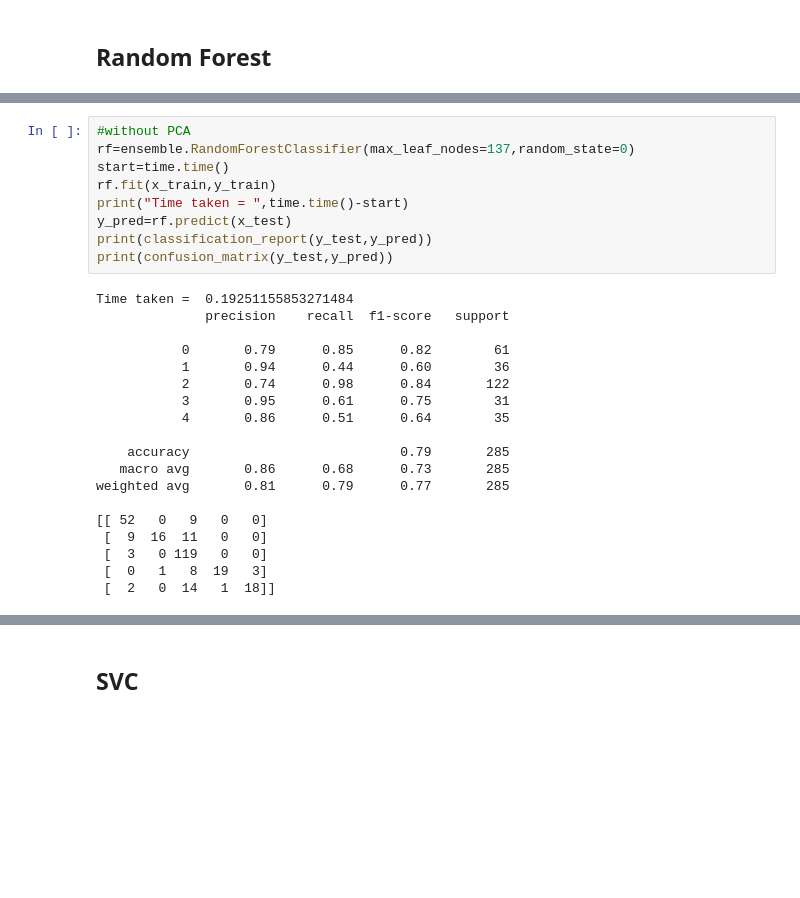
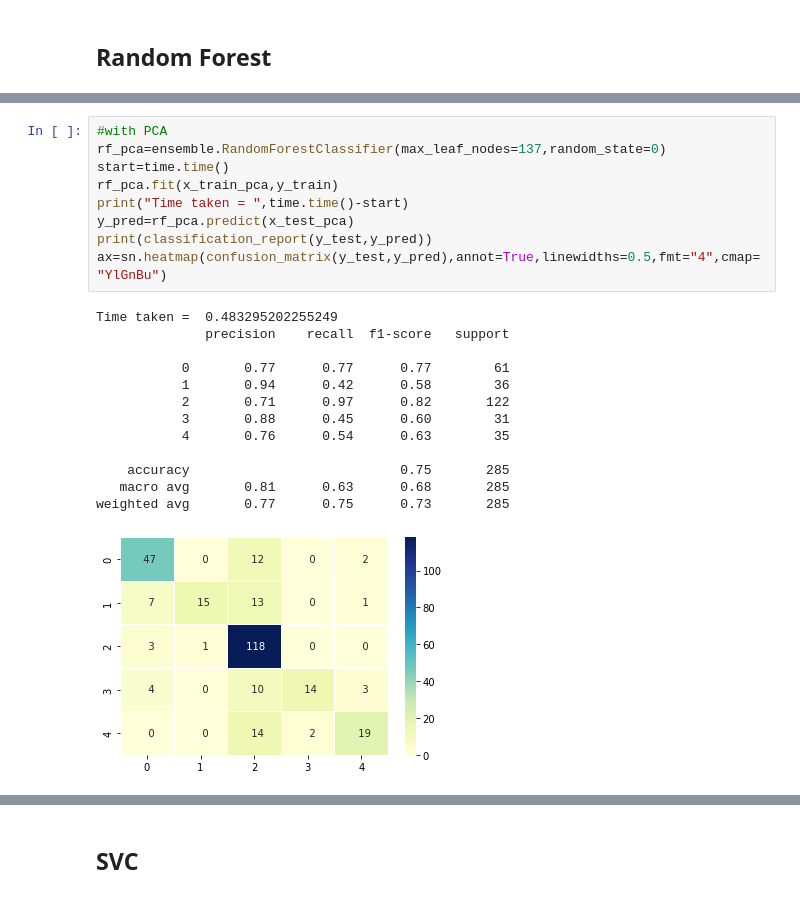
Before and after one commit to Tejasjaiswal321/lfw-classify, a Jupyter notebook: lfw_source.ipynb, the cells around one changed output, grey strips where cells are left out. Drawn from its saved outputs; the diff is of its cells as text; blank space fills up the shorter version.

```diff
--- a/lfw_source.ipynb
+++ b/lfw_source.ipynb
@@ -188,28 +207,23 @@ all_scores=[]
 # %%
-#without PCA
-rf=ensemble.RandomForestClassifier(max_leaf_nodes=137,random_state=0)
+#with PCA
+rf_pca=ensemble.RandomForestClassifier(max_leaf_nodes=137,random_state=0)
 start=time.time()
-rf.fit(x_train,y_train)
+rf_pca.fit(x_train_pca,y_train)
 print("Time taken = ",time.time()-start)
-y_pred=rf.predict(x_test)
+y_pred=rf_pca.predict(x_test_pca)
 print(classification_report(y_test,y_pred))
-print(confusion_matrix(y_test,y_pred))
+ax=sn.heatmap(confusion_matrix(y_test,y_pred),annot=True,linewidths=0.5,fmt="4",cmap="YlGnBu")
 # %% [output]
-Time taken =  0.19251155853271484
+Time taken =  0.483295202255249
               precision    recall  f1-score   support
 
-           0       0.79      0.85      0.82        61
-           1       0.94      0.44      0.60        36
-           2       0.74      0.98      0.84       122
-           3       0.95      0.61      0.75        31
-           4       0.86      0.51      0.64        35
+           0       0.77      0.77      0.77        61
+           1       0.94      0.42      0.58        36
+           2       0.71      0.97      0.82       122
+           3       0.88      0.45      0.60        31
+           4       0.76      0.54      0.63        35
 
-    accuracy                           0.79       285
-   macro avg       0.86      0.68      0.73       285
-weighted avg       0.81      0.79      0.77       285
-
-[[ 52   0   9   0   0]
- [  9  16  11   0   0]
- [  3   0 119   0   0]
- [  0   1   8  19   3]
- [  2   0  14   1  18]]
+    accuracy                           0.75       285
+   macro avg       0.81      0.63      0.68       285
+weighted avg       0.77      0.75      0.73       285
+[figure, added]
```
Also changed, not shown: parts of 21 cells of this notebook.
